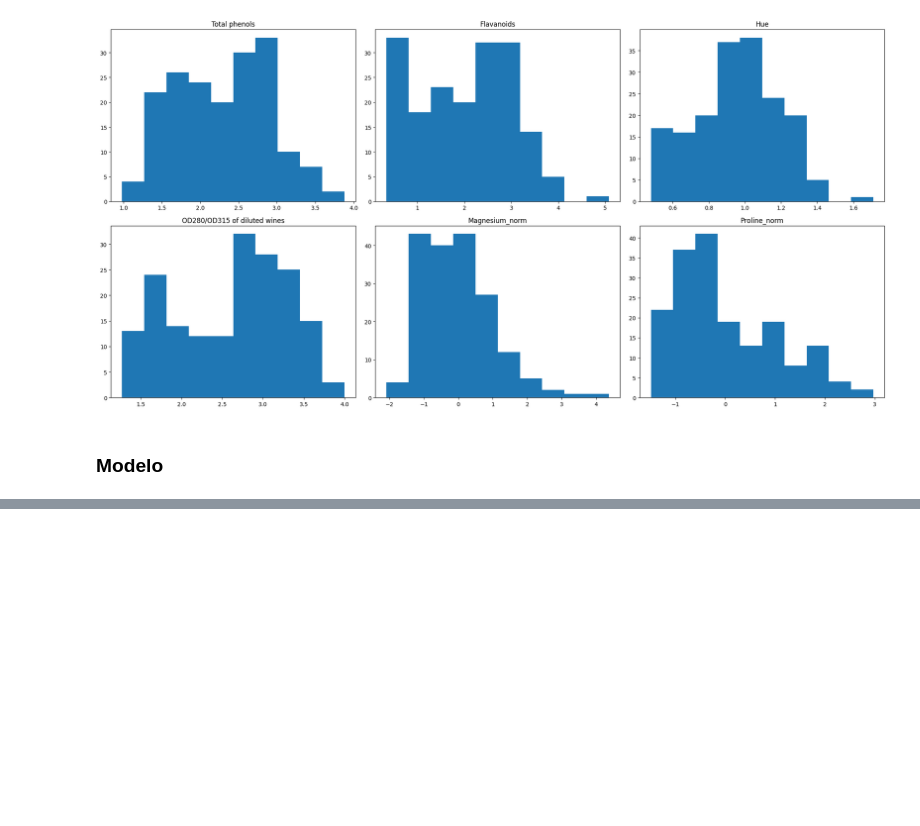
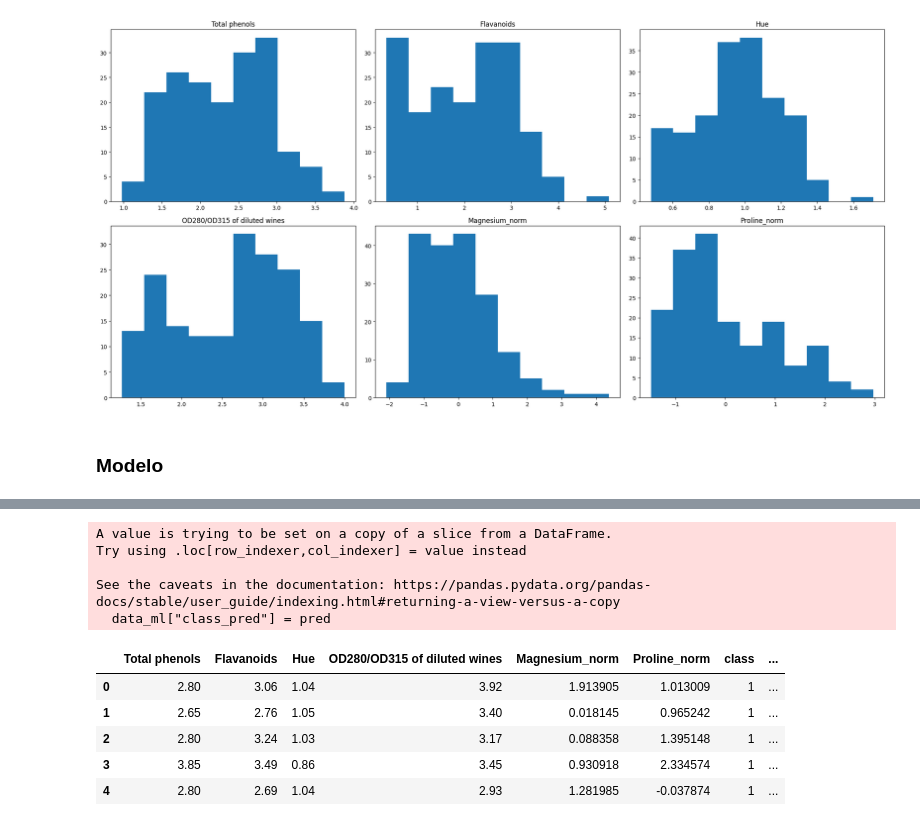
Before and after one commit to Carlos3du/wineClassification, a Jupyter notebook: classification/wine.ipynb, the cells around one changed output, grey strips where cells are left out. Drawn from its saved outputs; the diff is of its cells as text; code cells hidden in the pictures; blank space fills up the shorter version.

```diff
--- a/classification/wine.ipynb
+++ b/classification/wine.ipynb
@@ -71,3 +72,8 @@ plt.show()
 [figure]
 # %% [markdown]
 ### Modelo
+# %%
+from collections import Counter
+
+def euclidean_dist(x1, x2):
+    return np.sqrt(np.sum((x1 - x2)**2))
@@ -82,0 +159,18 @@ X_train, X_test, y_train, y_test = train_test_split(X, y, test_size=0.2, random_
+# %%
+pred = knn.predict(data_ml.drop(columns=['class']))
+
+
+data_ml["class_pred"] = pred
+data_ml.head()
+# %% [output]
+A value is trying to be set on a copy of a slice from a DataFrame.
+Try using .loc[row_indexer,col_indexer] = value instead
+
+See the caveats in the documentation: https://pandas.pydata.org/pandas-docs/stable/user_guide/indexing.html#returning-a-view-versus-a-copy
+  data_ml["class_pred"] = pred
+|  | Total phenols | Flavanoids | Hue | OD280/OD315 of diluted wines | Magnesium_norm | Proline_norm | class | ... |
+| 0 | 2.80 | 3.06 | 1.04 | 3.92 | 1.913905 | 1.013009 | 1 | ... |
+| 1 | 2.65 | 2.76 | 1.05 | 3.40 | 0.018145 | 0.965242 | 1 | ... |
+| 2 | 2.80 | 3.24 | 1.03 | 3.17 | 0.088358 | 1.395148 | 1 | ... |
+| 3 | 3.85 | 3.49 | 0.86 | 3.45 | 0.930918 | 2.334574 | 1 | ... |
+| 4 | 2.80 | 2.69 | 1.04 | 2.93 | 1.281985 | -0.037874 | 1 | ... |
```
Also changed, not shown: parts of 11 cells of this notebook.
